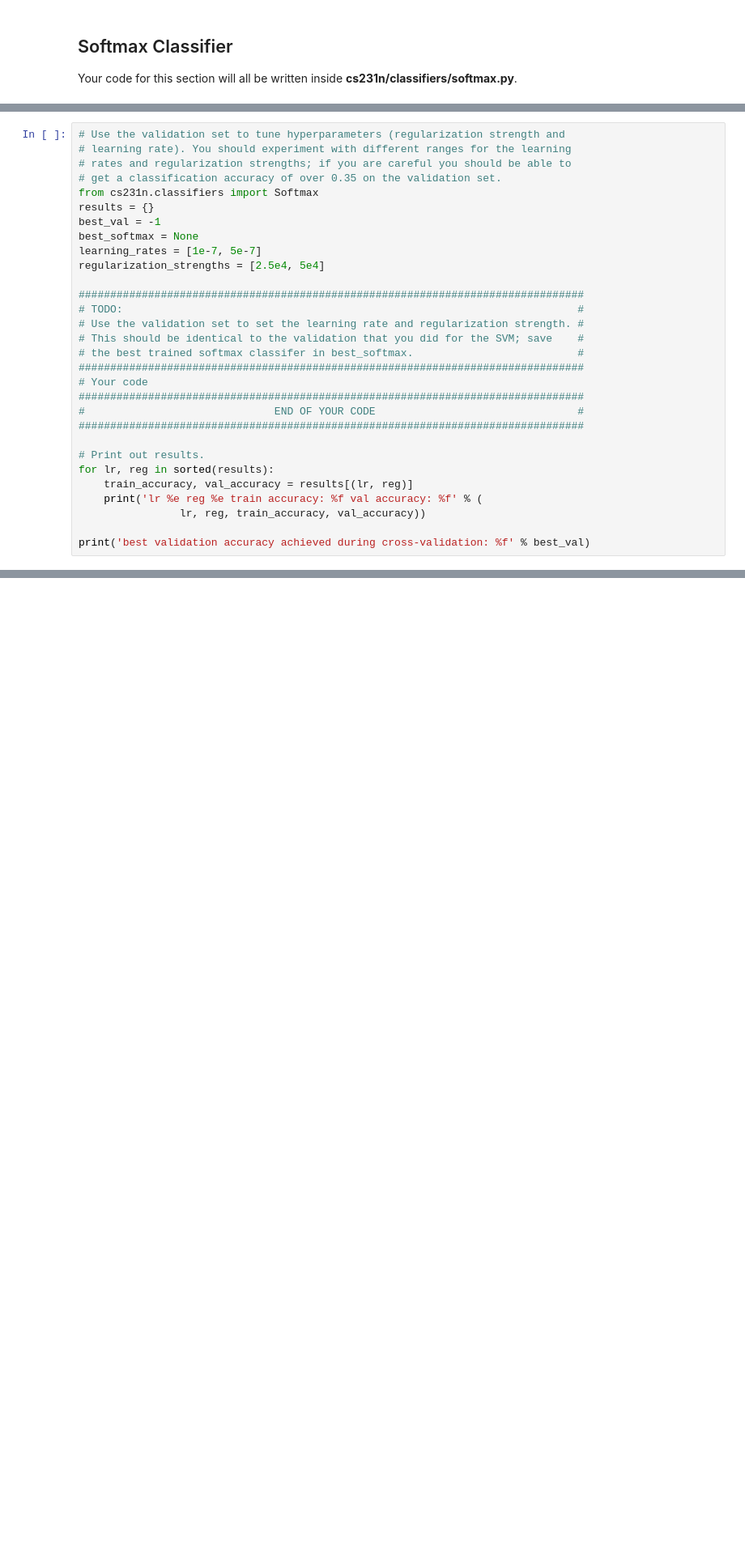
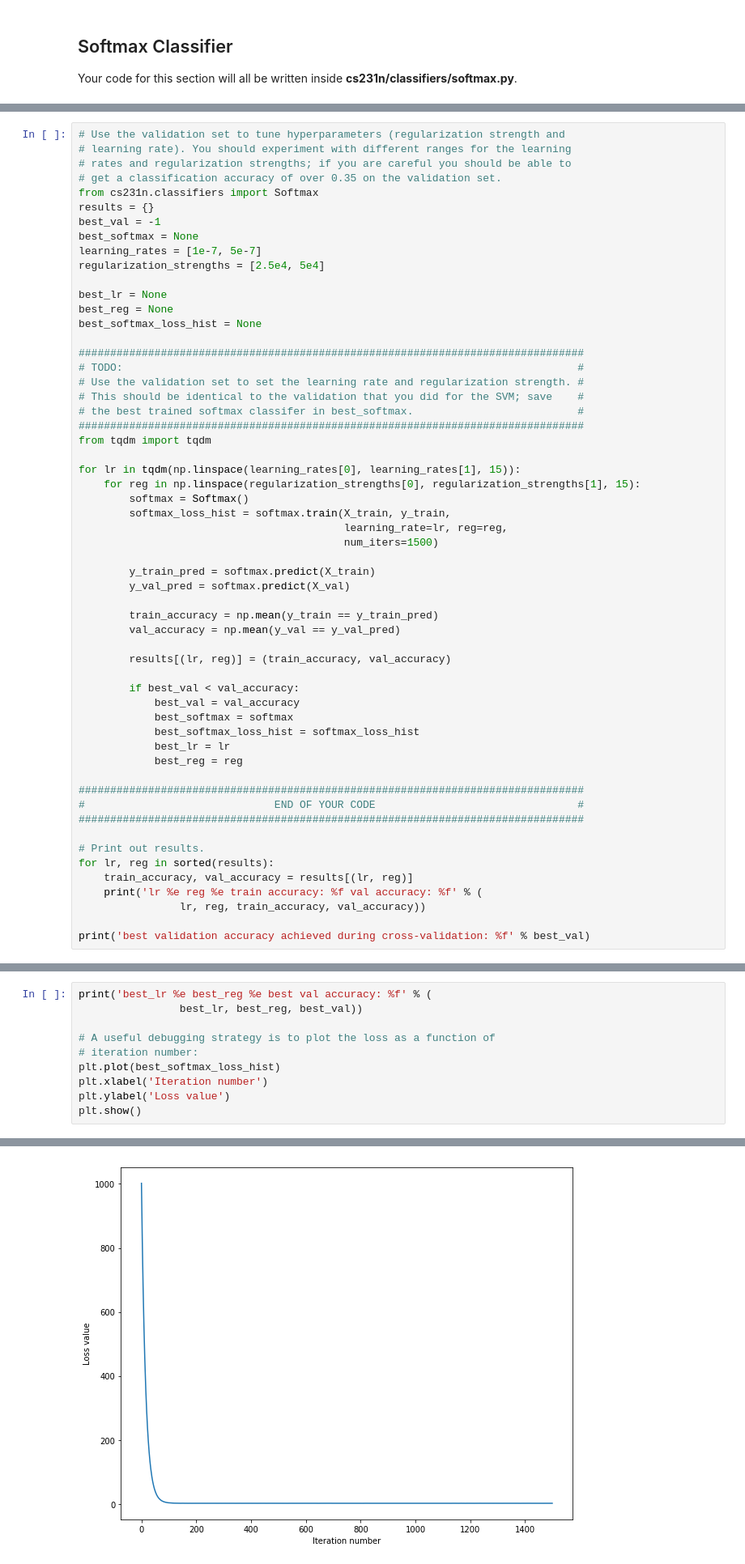
Before and after one commit to Tudor67/CS231n, a Jupyter notebook: Assignments 2018/assignment1/softmax.ipynb, the cells around one changed output, grey strips where cells are left out. Shown at 81% size. Saved outputs shown, nothing was run; the diff lists cells and outputs as text; blank space fills up the shorter version.

Commit message:
added softmax classifier implementation

```diff
--- a/Assignments 2018/assignment1/softmax.ipynb
+++ b/Assignments 2018/assignment1/softmax.ipynb
@@ -166,13 +204,40 @@ best_softmax = None
 learning_rates = [1e-7, 5e-7]
 regularization_strengths = [2.5e4, 5e4]
 
+best_lr = None
+best_reg = None
+best_softmax_loss_hist = None
+
 ################################################################################
 # TODO:                                                                        #
 # Use the validation set to set the learning rate and regularization strength. #
 # This should be identical to the validation that you did for the SVM; save    #
 # the best trained softmax classifer in best_softmax.                          #
 ################################################################################
-# Your code
+from tqdm import tqdm
+
+for lr in tqdm(np.linspace(learning_rates[0], learning_rates[1], 15)):
+    for reg in np.linspace(regularization_strengths[0], regularization_strengths[1], 15):
+        softmax = Softmax()
+        softmax_loss_hist = softmax.train(X_train, y_train,
+                                          learning_rate=lr, reg=reg,
+                                          num_iters=1500)
+
+        y_train_pred = softmax.predict(X_train)
+        y_val_pred = softmax.predict(X_val)
+
+        train_accuracy = np.mean(y_train == y_train_pred)
+        val_accuracy = np.mean(y_val == y_val_pred)
+
+        results[(lr, reg)] = (train_accuracy, val_accuracy)
+
+        if best_val < val_accuracy:
+            best_val = val_accuracy
+            best_softmax = softmax
+            best_softmax_loss_hist = softmax_loss_hist
+            best_lr = lr
+            best_reg = reg
+
 ################################################################################
 #                              END OF YOUR CODE                                #
 ################################################################################
@@ -186,0 +298,11 @@ print('best validation accuracy achieved during cross-validation: %f' % best_val
+# %%
+print('best_lr %e best_reg %e best val accuracy: %f' % (
+                best_lr, best_reg, best_val))
+
+# A useful debugging strategy is to plot the loss as a function of
+# iteration number:
+plt.plot(best_softmax_loss_hist)
+plt.xlabel('Iteration number')
+plt.ylabel('Loss value')
+plt.show()
+# %% [output]
@@ -187,3 +310,4 @@ print('best validation accuracy achieved during cross-validation: %f' % best_val
+[figure, added]
 # %%
 # evaluate on test set
 # Evaluate the best softmax on test set
```
Also changed, not shown: parts of 11 cells of this notebook, 1 other file.
